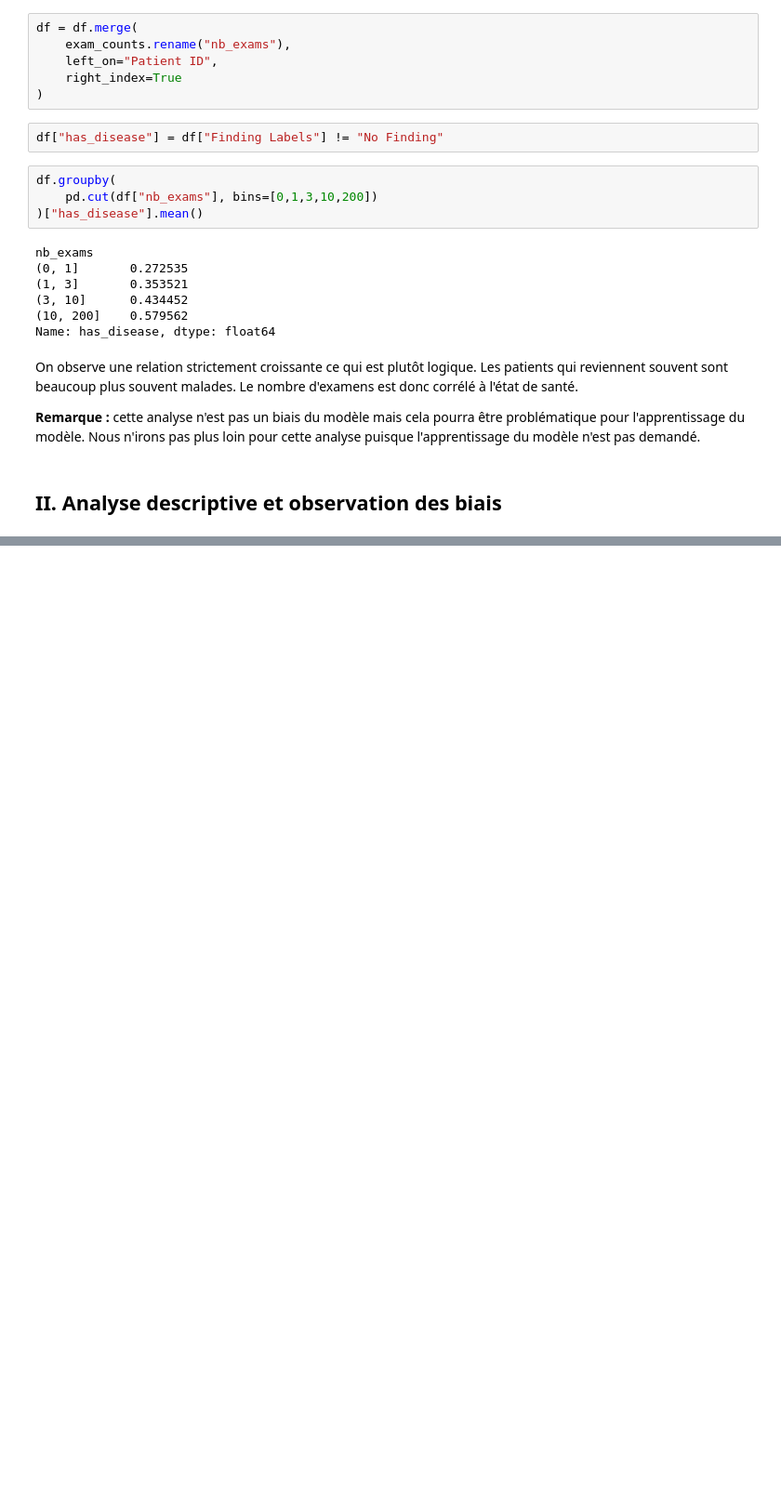
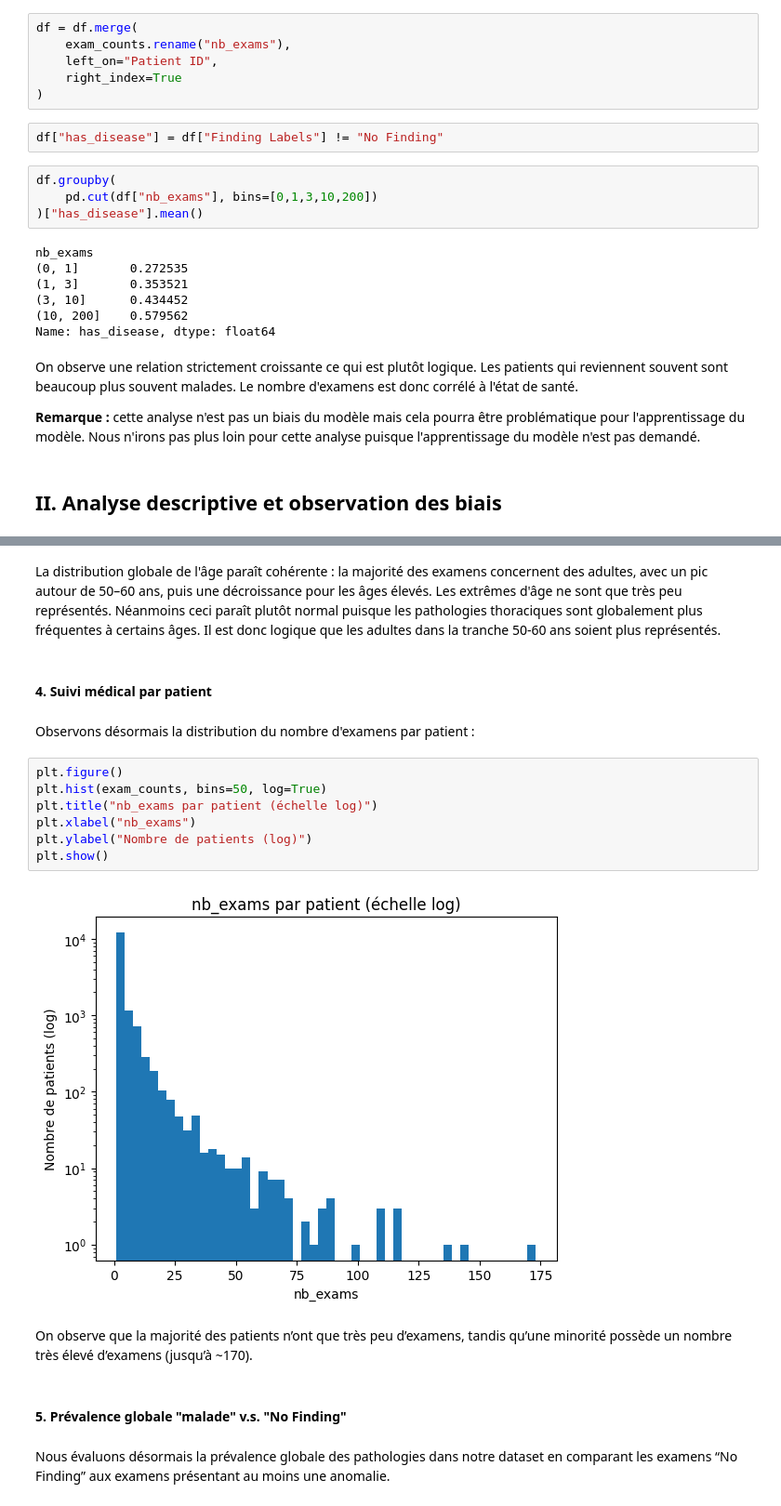
Before and after one commit to EagleForce14/Fairness, a Jupyter notebook: Mi-Projet/Mi-Projet-BRION.ipynb, the cells around one changed output, grey strips where cells are left out. Shown at 93% size. Saved outputs shown, nothing was run; the diff lists cells and outputs as text; blank space fills up the shorter version.

```diff
--- a/Mi-Projet/Mi-Projet-BRION.ipynb
+++ b/Mi-Projet/Mi-Projet-BRION.ipynb
@@ -198,0 +262,22 @@ On observe une relation strictement croissante ce qui est plutôt logique. Les p
+# %% [markdown]
+La distribution globale de l'âge paraît cohérente : la majorité des examens concernent des adultes, avec un pic autour de 50–60 ans, puis une décroissance pour les âges élevés. Les extrêmes d'âge ne sont que très peu représentés. Néanmoins ceci paraît plutôt normal puisque les pathologies thoraciques sont globalement plus fréquentes à certains âges. Il est donc logique que les adultes dans la tranche 50-60 ans soient plus représentés.
+# %% [markdown]
+#### 4. Suivi médical par patient
+# %% [markdown]
+Observons désormais la distribution du nombre d'examens par patient :
+# %%
+plt.figure()
+plt.hist(exam_counts, bins=50, log=True)
+plt.title("nb_exams par patient (échelle log)")
+plt.xlabel("nb_exams")
+plt.ylabel("Nombre de patients (log)")
+plt.show()
+# %% [output]
+[figure, added]
+# %% [markdown]
+On observe que la majorité des patients n’ont que très peu d’examens, tandis qu’une minorité possède un nombre très élevé d’examens (jusqu’à ~170).
+# %% [markdown]
+#### 5. Prévalence globale "malade" v.s. "No Finding"
+# %% [markdown]
+Nous évaluons désormais la prévalence globale des pathologies dans notre dataset en comparant
+les examens “No Finding” aux examens présentant au moins une anomalie.
```
Also changed, not shown: parts of 29 cells of this notebook.
